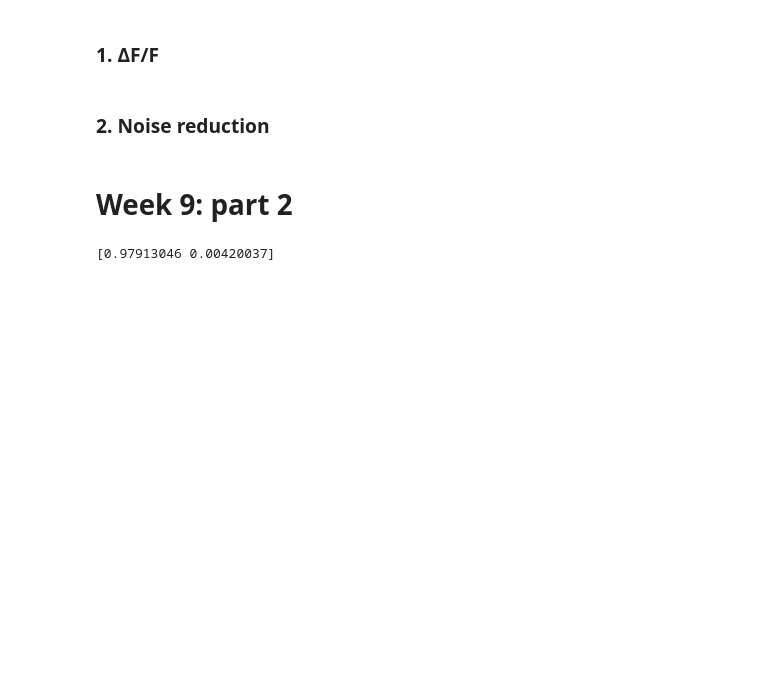
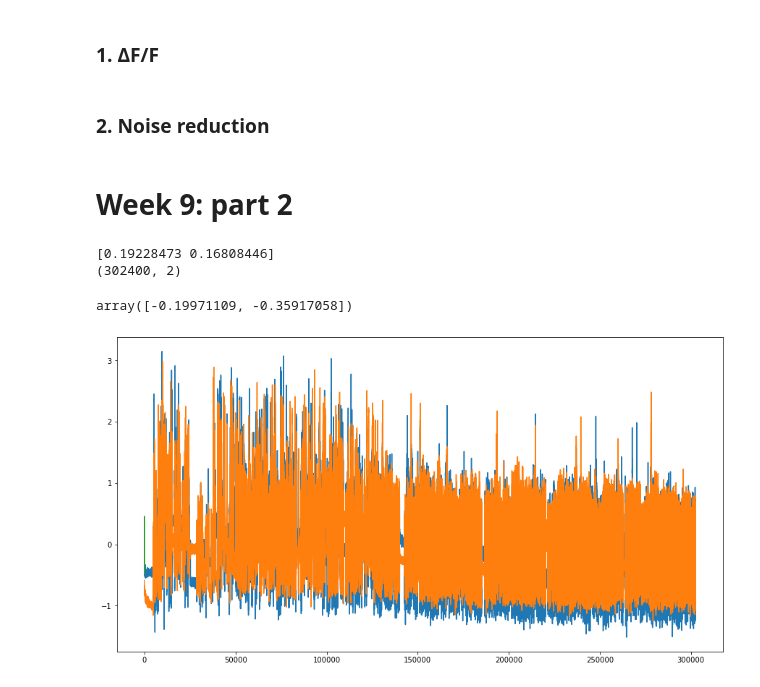
Before and after one commit to Blaise-g/super-duper-Cobar, a Jupyter notebook: Hila.ipynb, the cells around one changed output. Saved outputs shown, nothing was run; the diff lists cells and outputs as text; code cells hidden in the pictures; blank space fills up the shorter version.

```diff
--- a/Hila.ipynb
+++ b/Hila.ipynb
@@ -158,16 +158,25 @@ fig.savefig('report_images/w8_all_joint.png')
 # %%
 #PCA with all trials
 #time as samples and pose/joint angles as features.
 from sklearn.decomposition import PCA
 joints = ['Coxa', 'Coxa_roll', 'Coxa_yaw', 'Femur', 'Femur_roll', 'Tibia', 'Tarsus']
 #leg_RF_joints = ['angle_RF_leg_' + joint for joint in joints]
 #leg_joints = np.array[leg_RF_joints, leg_RM_joints]
 #X = beh_df.loc[:,'angle_RF_leg_Coxa_yaw':'joint_LF_leg_Tibia_z']
 # extract only angles
 X = beh_df.iloc[:,2:44]
 
 pca= PCA(n_components=2)
-X_new= pca.fit_transform(np.transpose(X))
+X_new= pca.fit_transform(X)
 print(pca.explained_variance_ratio_)
+
+fig, ax = plt.subplots(figsize = (15,8))
+#ax.plot(X_new[0:25000])
+ax.plot(X_new)
+ax.plot(pca.components_[1])
+print(np.shape(X_new))
 # %% [output]
-[0.97913046 0.00420037]
+[0.19228473 0.16808446]
+(302400, 2)
+array([-0.19971109, -0.35917058])
+[figure, added]
```
Also changed, not shown: parts of 12 cells of this notebook, 1 other file.
